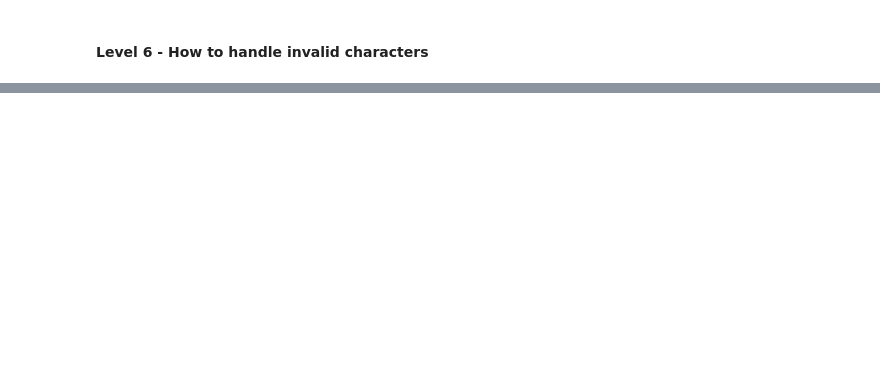
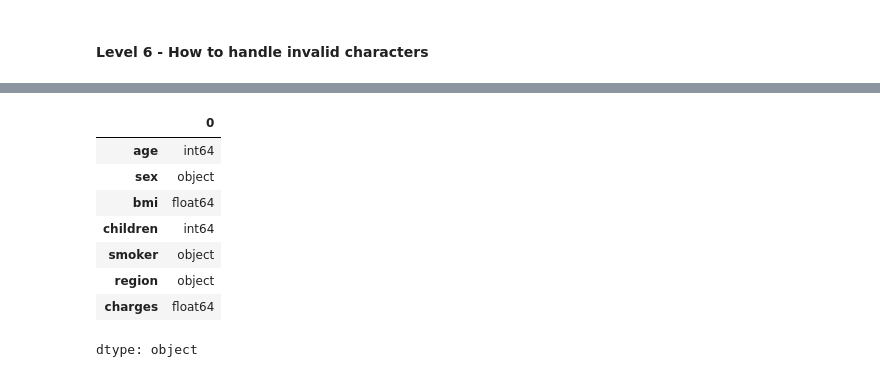
Before and after one commit to Aswin-S-Aswin/Data_Science, a Jupyter notebook: Data_Science.ipynb, the cells around one changed output, grey strips where cells are left out. Saved outputs shown, nothing was run; the diff lists cells and outputs as text; code cells hidden in the pictures; blank space fills up the shorter version.

```diff
--- a/Data_Science.ipynb
+++ b/Data_Science.ipynb
@@ -164,0 +202,12 @@ Super bro
+# %%
+a.dtypes
+# %% [output]
+|  | 0 |
+| age | int64 |
+| sex | object |
+| bmi | float64 |
+| children | int64 |
+| smoker | object |
+| region | object |
+| charges | float64 |
+dtype: object
```
Also changed, not shown: parts of 26 cells of this notebook.
